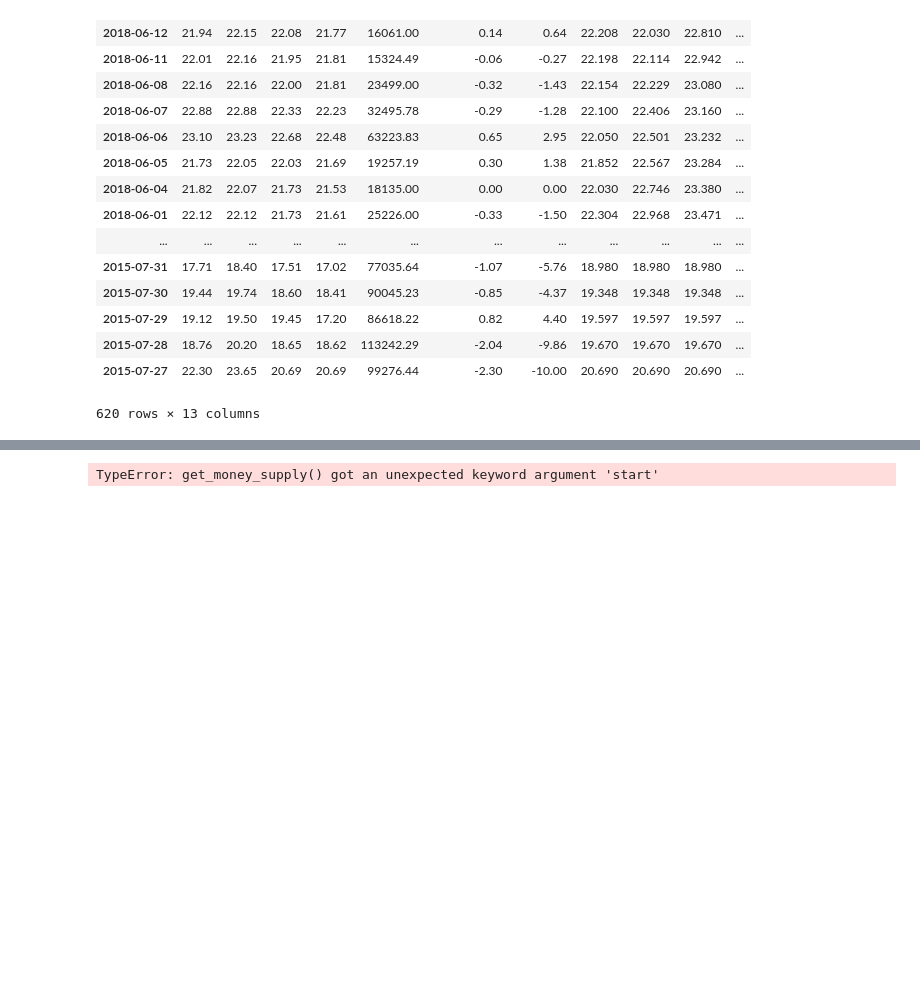
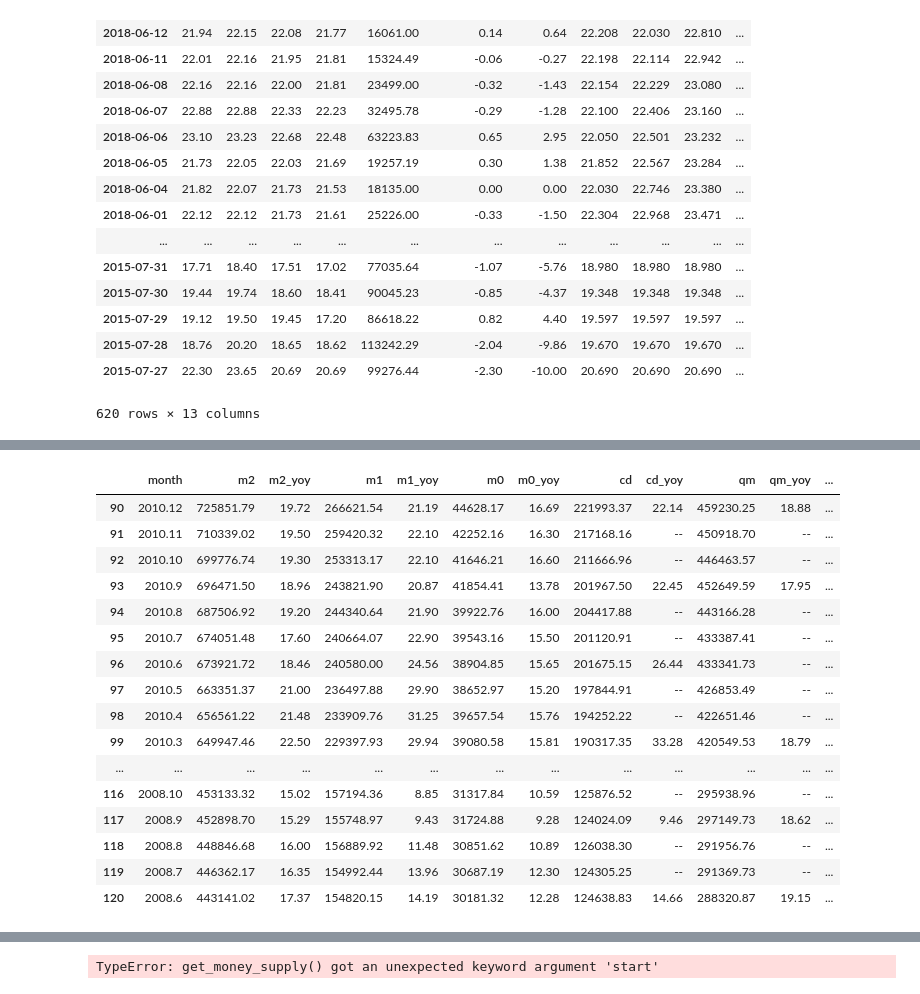
Before and after one commit to databooks/databook, a Jupyter notebook: test001.ipynb, the cells around one changed output, grey strips where cells are left out. Drawn from its saved outputs; the diff is of its cells as text; code cells hidden in the pictures; blank space fills up the shorter version.

```diff
--- a/test001.ipynb
+++ b/test001.ipynb
@@ -51,0 +30,2 @@ ts.get_money_supply()
+# %%
+df2 = ts.get_money_supply()
@@ -51,0 +73,20 @@ ts.get_money_supply()
+# %%
+df2.loc[90:120,:]
+# %% [output]
+|  | month | m2 | m2_yoy | m1 | m1_yoy | m0 | m0_yoy | cd | cd_yoy | qm | qm_yoy | ... |
+| 90 | 2010.12 | 725851.79 | 19.72 | 266621.54 | 21.19 | 44628.17 | 16.69 | 221993.37 | 22.14 | 459230.25 | 18.88 | ... |
+| 91 | 2010.11 | 710339.02 | 19.50 | 259420.32 | 22.10 | 42252.16 | 16.30 | 217168.16 | -- | 450918.70 | -- | ... |
+| 92 | 2010.10 | 699776.74 | 19.30 | 253313.17 | 22.10 | 41646.21 | 16.60 | 211666.96 | -- | 446463.57 | -- | ... |
+| 93 | 2010.9 | 696471.50 | 18.96 | 243821.90 | 20.87 | 41854.41 | 13.78 | 201967.50 | 22.45 | 452649.59 | 17.95 | ... |
+| 94 | 2010.8 | 687506.92 | 19.20 | 244340.64 | 21.90 | 39922.76 | 16.00 | 204417.88 | -- | 443166.28 | -- | ... |
+| 95 | 2010.7 | 674051.48 | 17.60 | 240664.07 | 22.90 | 39543.16 | 15.50 | 201120.91 | -- | 433387.41 | -- | ... |
+| 96 | 2010.6 | 673921.72 | 18.46 | 240580.00 | 24.56 | 38904.85 | 15.65 | 201675.15 | 26.44 | 433341.73 | -- | ... |
+| 97 | 2010.5 | 663351.37 | 21.00 | 236497.88 | 29.90 | 38652.97 | 15.20 | 197844.91 | -- | 426853.49 | -- | ... |
+| 98 | 2010.4 | 656561.22 | 21.48 | 233909.76 | 31.25 | 39657.54 | 15.76 | 194252.22 | -- | 422651.46 | -- | ... |
+| 99 | 2010.3 | 649947.46 | 22.50 | 229397.93 | 29.94 | 39080.58 | 15.81 | 190317.35 | 33.28 | 420549.53 | 18.79 | ... |
+| ... | ... | ... | ... | ... | ... | ... | ... | ... | ... | ... | ... | ... |
+| 116 | 2008.10 | 453133.32 | 15.02 | 157194.36 | 8.85 | 31317.84 | 10.59 | 125876.52 | -- | 295938.96 | -- | ... |
+| 117 | 2008.9 | 452898.70 | 15.29 | 155748.97 | 9.43 | 31724.88 | 9.28 | 124024.09 | 9.46 | 297149.73 | 18.62 | ... |
+| 118 | 2008.8 | 448846.68 | 16.00 | 156889.92 | 11.48 | 30851.62 | 10.89 | 126038.30 | -- | 291956.76 | -- | ... |
+| 119 | 2008.7 | 446362.17 | 16.35 | 154992.44 | 13.96 | 30687.19 | 12.30 | 124305.25 | -- | 291369.73 | -- | ... |
+| 120 | 2008.6 | 443141.02 | 17.37 | 154820.15 | 14.19 | 30181.32 | 12.28 | 124638.83 | 14.66 | 288320.87 | 19.15 | ... |
```
Also changed, not shown: parts of 5 cells of this notebook, 6 other files.
